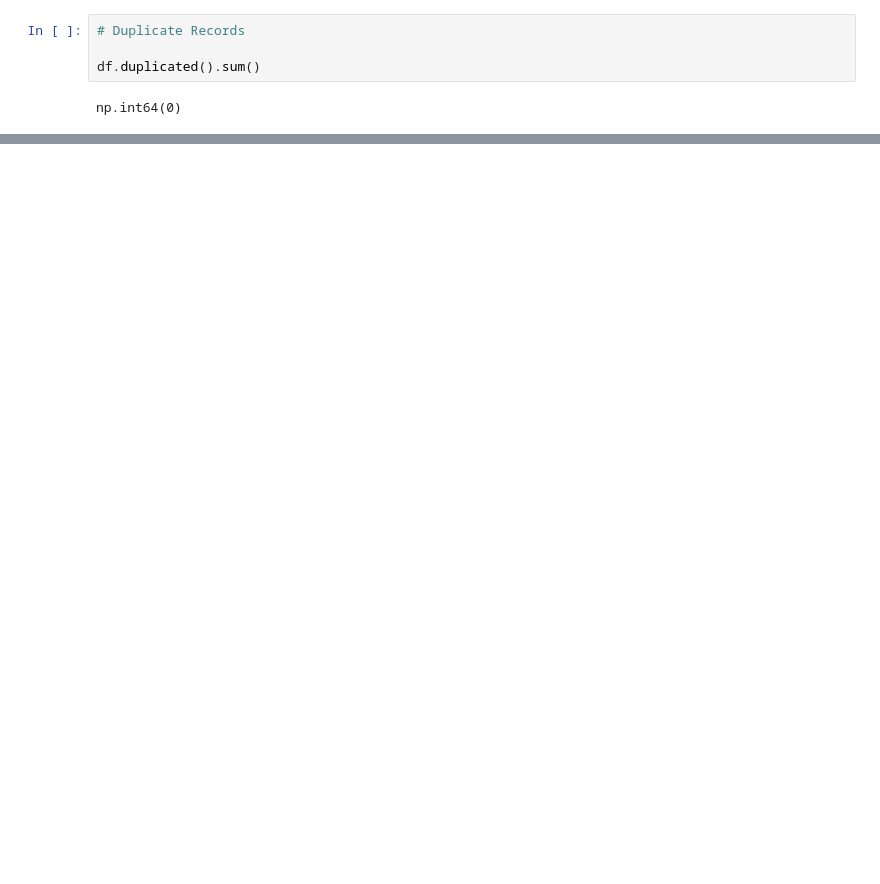
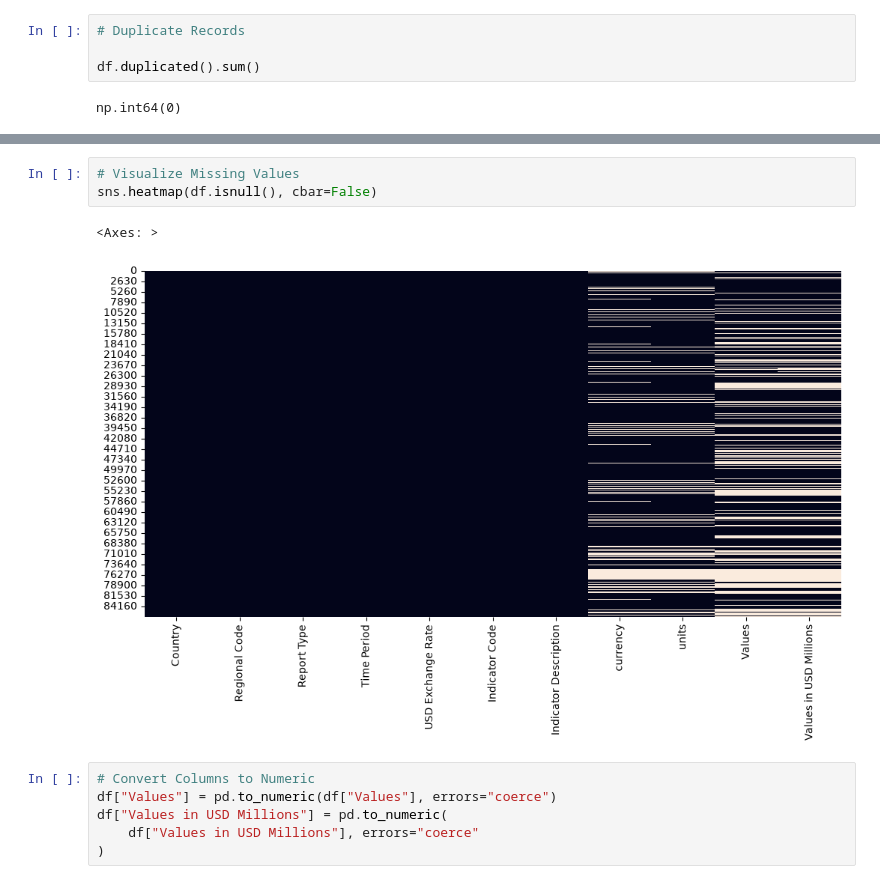
Before and after one commit to ejazurrehman/Islamic_Fintech_Working_Notebooks, a Jupyter notebook: Islamic_Banking_EDA_Notebook.ipynb, the cells around one changed output, grey strips where cells are left out. Cells and saved outputs as stored; diff of their text form; blank space fills up the shorter version.

```diff
--- a/Islamic_Banking_EDA_Notebook.ipynb
+++ b/Islamic_Banking_EDA_Notebook.ipynb
@@ -701,0 +709,12 @@ Duplicates: 0
+# %%
+# Visualize Missing Values
+sns.heatmap(df.isnull(), cbar=False)
+# %% [output]
+<Axes: >
+[figure, added]
+# %%
+# Convert Columns to Numeric
+df["Values"] = pd.to_numeric(df["Values"], errors="coerce")
+df["Values in USD Millions"] = pd.to_numeric(
+    df["Values in USD Millions"], errors="coerce"
+)
```
Also changed, not shown: parts of 45 cells of this notebook.
